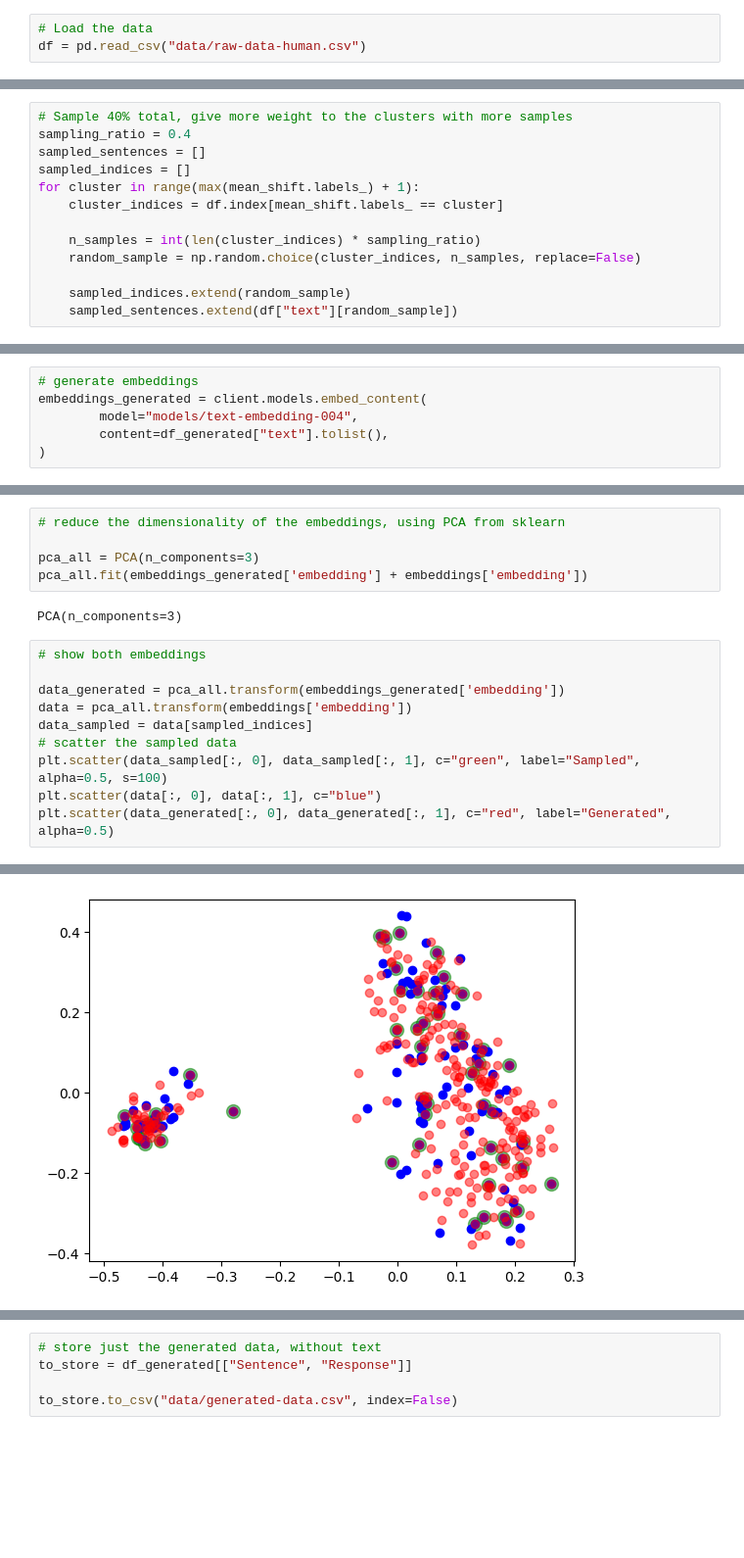
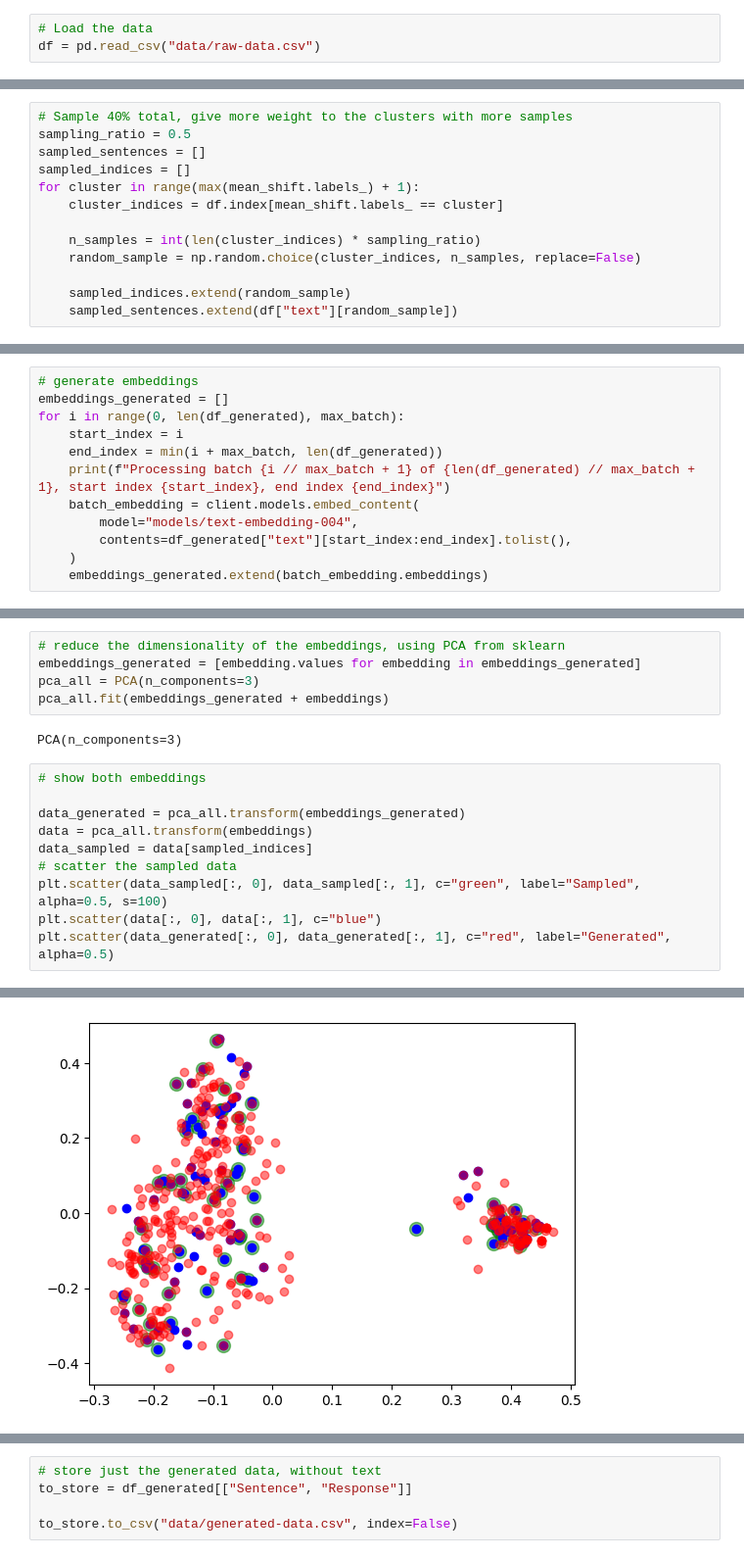
Before and after one commit to cric96/experiments-2025-aime-llm-fine-tuning, a Jupyter notebook: data_augmentation_viz.ipynb, the cells around one changed output, grey strips where cells are left out. Shown: that part at 98% size. Cells and saved outputs as stored; diff of their text form; blank space fills up the shorter version.

```diff
--- a/data_augmentation_viz.ipynb
+++ b/data_augmentation_viz.ipynb
@@ -24,7 +24,7 @@ We start from a very small dataset collected by a physician to used to create a
 The dataset is composed of sentences and responses to those sentences.
 # %%
 # Load the data
-df = pd.read_csv("data/raw-data-human.csv")
+df = pd.read_csv("data/raw-data.csv")
 # %%
 df.head()
 # %% [output]
@@ -130,7 +130,7 @@ Cluster 1
 In this part, will sample the 40% of the data trying to be balanced between the two cluster identified.
 # %%
 # Sample 40% total, give more weight to the clusters with more samples
-sampling_ratio = 0.4
+sampling_ratio = 0.5
 sampled_sentences = []
 sampled_indices = []
 for cluster in range(max(mean_shift.labels_) + 1):
@@ -249,6 +256,12 @@ df_generated["text"] = "### Sentence ### " + df_generated["Sentence"] + " ### Re
 # %%
 # generate embeddings
-embeddings_generated = client.models.embed_content(
+embeddings_generated = []
+for i in range(0, len(df_generated), max_batch):
+    start_index = i
+    end_index = min(i + max_batch, len(df_generated))
+    print(f"Processing batch {i // max_batch + 1} of {len(df_generated) // max_batch + 1}, start index {start_index}, end index {end_index}")
+    batch_embedding = client.models.embed_content(
         model="models/text-embedding-004",
-        content=df_generated["text"].tolist(),
-)
+        contents=df_generated["text"][start_index:end_index].tolist(),
+    )
+    embeddings_generated.extend(batch_embedding.embeddings)
@@ -258,24 +279,24 @@ In this part we will visualize the new data and the original data
 Hopefully the new data will be more diverse but in the same distribution
 # %%
 # reduce the dimensionality of the embeddings, using PCA from sklearn
-
+embeddings_generated = [embedding.values for embedding in embeddings_generated]
 pca_all = PCA(n_components=3)
-pca_all.fit(embeddings_generated['embedding'] + embeddings['embedding'])
+pca_all.fit(embeddings_generated + embeddings)
 # %% [output]
 PCA(n_components=3)
 # %%
 # show both embeddings
 
-data_generated = pca_all.transform(embeddings_generated['embedding'])
-data = pca_all.transform(embeddings['embedding'])
+data_generated = pca_all.transform(embeddings_generated)
+data = pca_all.transform(embeddings)
 data_sampled = data[sampled_indices]
 # scatter the sampled data
 plt.scatter(data_sampled[:, 0], data_sampled[:, 1], c="green", label="Sampled", alpha=0.5, s=100)
 plt.scatter(data[:, 0], data[:, 1], c="blue")
 plt.scatter(data_generated[:, 0], data_generated[:, 1], c="red", label="Generated", alpha=0.5)
 # %% [output]
 <matplotlib.collections.PathCollection at 0x...>
-[figure, old version]
+[figure, new version]
 # %%
 
 fig = plt.figure()
```
Also changed, not shown: parts of 14 cells of this notebook, 8 other files.
